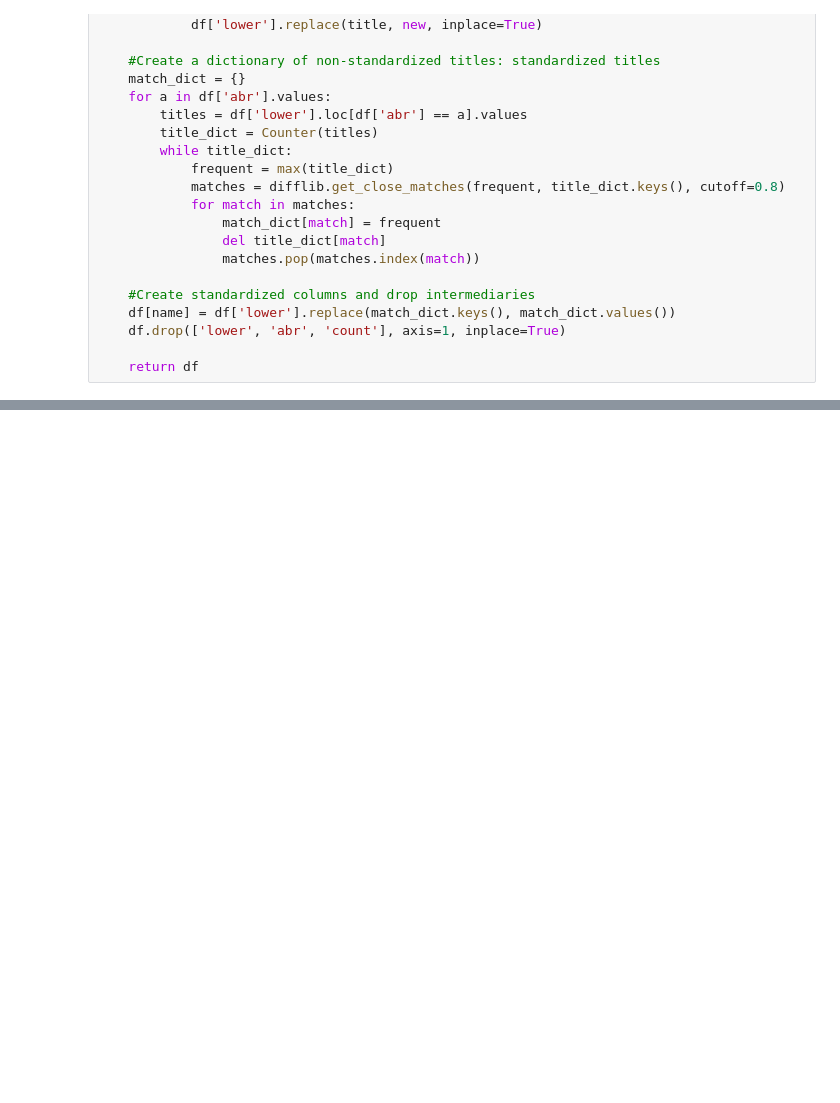
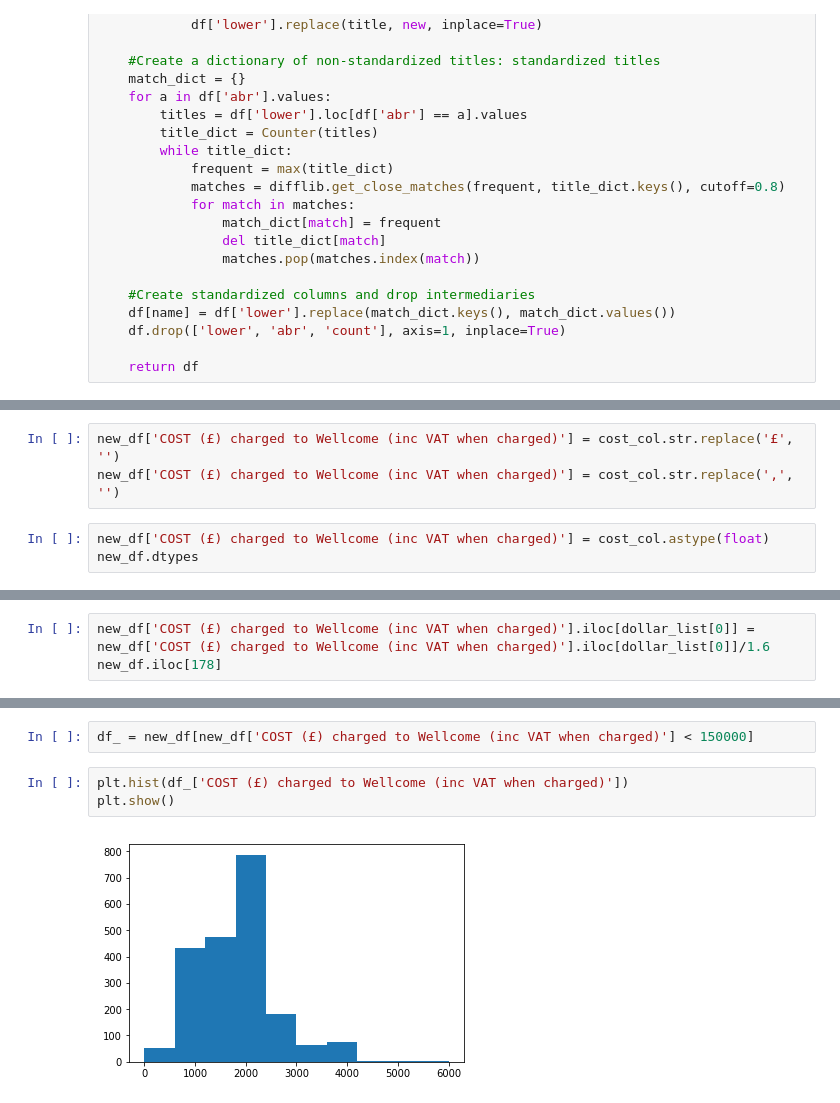
Before and after one commit to tjeffkessler/thinkful_dsflex, a Jupyter notebook: Data Cleaning.ipynb, the cells around one changed output, grey strips where cells are left out. Cells and saved outputs as stored; diff of their text form; blank space fills up the shorter version.

```diff
--- a/Data Cleaning.ipynb
+++ b/Data Cleaning.ipynb
@@ -257,0 +247,6 @@ new_df.describe()
+# %%
+new_df['COST (£) charged to Wellcome (inc VAT when charged)'] = cost_col.str.replace('£', '')
+new_df['COST (£) charged to Wellcome (inc VAT when charged)'] = cost_col.str.replace(',', '')
+# %%
+new_df['COST (£) charged to Wellcome (inc VAT when charged)'] = cost_col.astype(float)
+new_df.dtypes
@@ -257,0 +261,3 @@ new_df.describe()
+# %%
+new_df['COST (£) charged to Wellcome (inc VAT when charged)'].iloc[dollar_list[0]] = new_df['COST (£) charged to Wellcome (inc VAT when charged)'].iloc[dollar_list[0]]/1.6
+new_df.iloc[178]
@@ -257,0 +288,7 @@ new_df.describe()
+# %%
+df_ = new_df[new_df['COST (£) charged to Wellcome (inc VAT when charged)'] < 150000]
+# %%
+plt.hist(df_['COST (£) charged to Wellcome (inc VAT when charged)'])
+plt.show()
+# %% [output]
+[figure, added]
```
Also changed, not shown: parts of 16 cells of this notebook.
